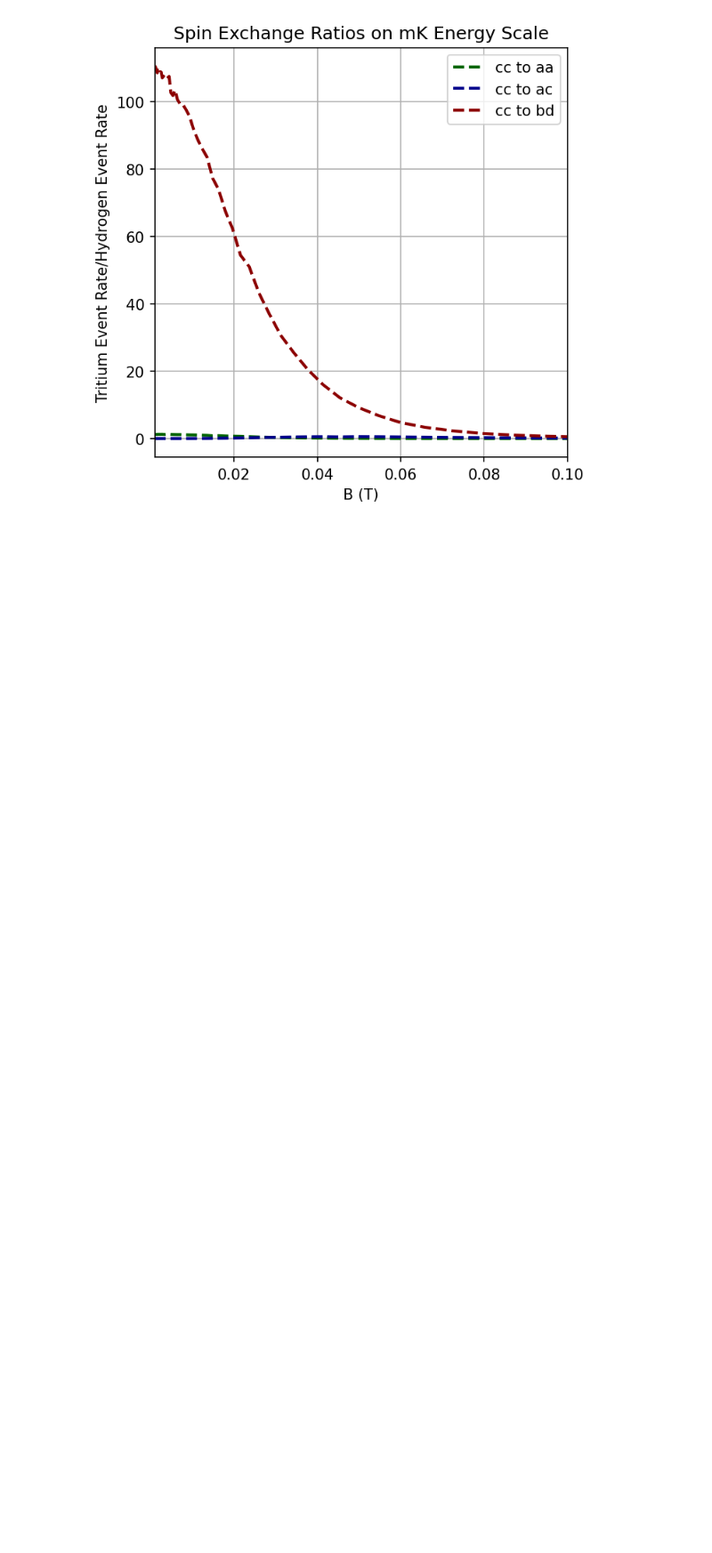
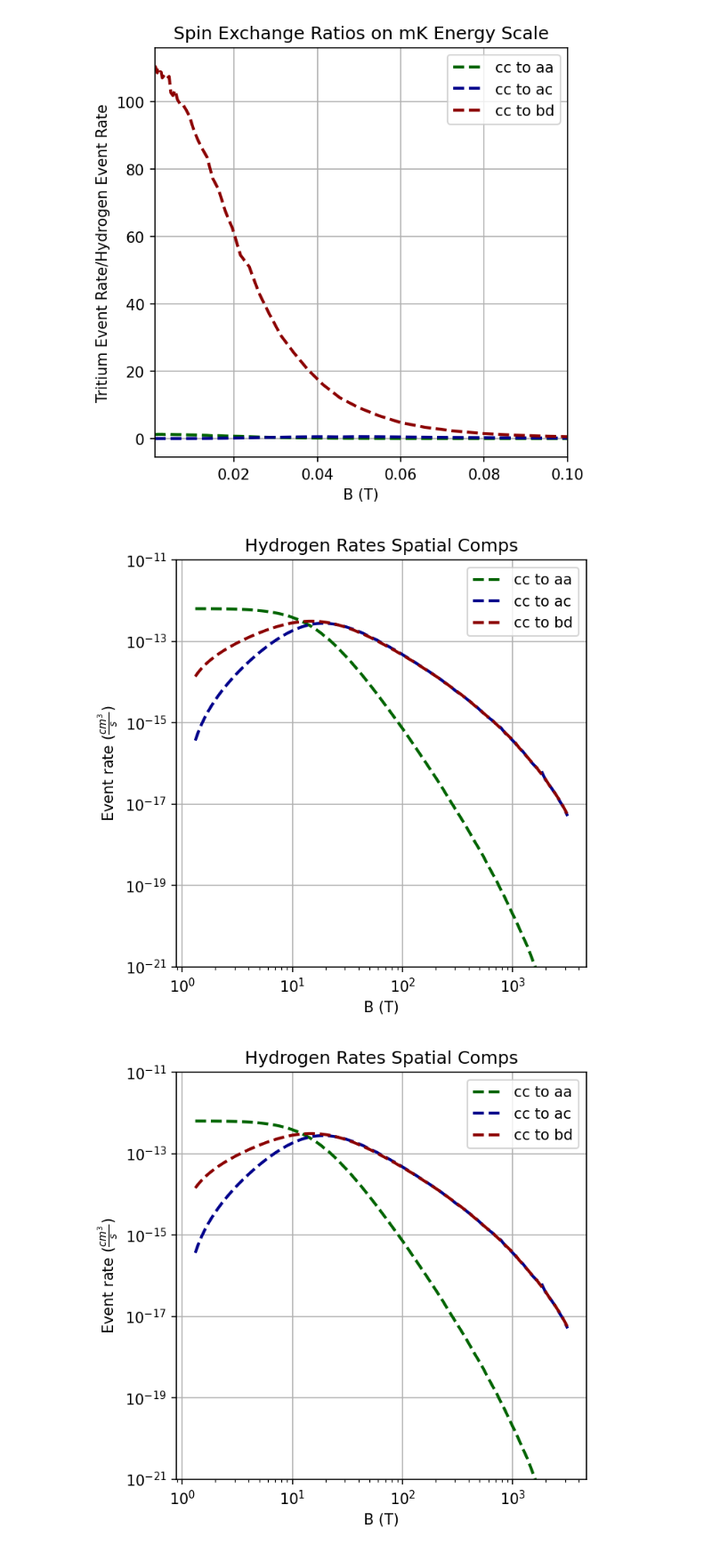
Before and after one commit to UTA-NURES/AtomicCrossSections, a Jupyter notebook: Exchange_Cont.ipynb, the cells around one changed output. Shown at 89% size. Saved outputs shown, nothing was run; the diff lists cells and outputs as text; code cells hidden in the pictures; blank space fills up the shorter version.

```diff
--- a/Exchange_Cont.ipynb
+++ b/Exchange_Cont.ipynb
@@ -660,3 +660,69 @@ plt.legend()
 plt.show()
 # %% [output]
 [figure]
+# %%
+temps = np.linspace (5e-8,5e-6,5)
+# %%
+for temp in temps:
+    def GetSpatials(mu, B, levels, version_one, version_two):
+        aaSpatials = []
+        acSpatials = []
+        bdSpatials = []
+        i = 0
+        for bs in B:
+            a = levels['a'][i]
+            b = levels['b'][i]
+            c = levels['c'][i]
+            d = levels['d'][i]
+
+            r0 = 1e-9
+            intlimit = 10 * .53/1973.27 #When running with Kolos potential use 10 * when using Silvera potential use 20*
+
+            Pin = p_of_temp(mu, temp)
+            Paa = pprime(Pin, c, c, a, a, mu)
+            Pac = pprime(Pin, c, c, c, a, mu)
+            Pbd = pprime(Pin, c, c, b, d, mu)
+            Pabsaa = p_abs(mu, Pin, c, c, a, a)
+            Pabsac = p_abs(mu, Pin, c, c, a, c)
+            Pabsbd = p_abs(mu, Pin, c, c, b, d)
+
+            const = np.pi / (mu * Pin)
+
+            tdeltaaa = GetPhaseShift(intlimit*10, Pabsaa, 0, r0, mu, version_one, 'Radau')
+            tdeltaac = GetPhaseShift(intlimit*10, Pabsac, 0, r0, mu, version_one, 'Radau')
+            tdeltabd = GetPhaseShift(intlimit*10, Pabsbd, 0, r0, mu, version_one, 'Radau')
+
+            sdeltaaa = GetPhaseShift(intlimit, Pabsaa, 0, r0, mu, version_two, 'Radau')
+            sdeltaac = GetPhaseShift(intlimit, Pabsac, 0, r0, mu, version_two, 'Radau')
+            sdeltabd = GetPhaseShift(intlimit, Pabsbd, 0, r0, mu, version_two, 'Radau')
+
+            aaSpatials.append(11.6 * const * (Pin * Paa / Pabsaa**2) * (np.sin(tdeltaaa - sdeltaaa)**2))
+            acSpatials.append(11.6 * const * (Pin * Pac / Pabsac**2) * (np.sin(tdeltaac - sdeltaac)**2))
+            bdSpatials.append(11.6 * const * (Pin * Pbd / Pabsbd**2) * (np.sin(tdeltabd - sdeltabd)**2))
+
+            i = i + 1
+
+        aaSpatials = np.array(aaSpatials)
+        acSpatials = np.array(acSpatials)
+        bdSpatials = np.array(bdSpatials)
+
+        return(aaSpatials, acSpatials, bdSpatials)
+
+    HSpatials = GetSpatials(Hmu, B_Values, HLevels, Silvera_Triplet, singlet)
+    TSpatials = GetSpatials(Tmu, B_Values, TLevels, Silvera_Triplet, singlet)
+
+    plt.figure(figsize=(5, 5), dpi = 150)
+    plt.plot(B_Naught, HSpatials[0] * HSpinaa,  '--', label="cc to aa", color = "DarkGreen", linewidth=2)
+    plt.plot(B_Naught, HSpatials[1] * HSpinac,  '--', label="cc to ac", color = "DarkBlue", linewidth=2)
+    plt.plot(B_Naught, HSpatials[2] * HSpinbd,  '--', label="cc to bd", color = "DarkRed", linewidth=2)
+    plt.xlabel("B (T)")
+    plt.ylabel(r'Event rate ($\frac{cm^3}{s}$)')
+    plt.ylim(1e-21,1e-11)
+    plt.title("Hydrogen Rates Spatial Comps")
+    plt.grid(True)
+    plt.legend()
+    plt.loglog()
+    plt.show()
+# %% [output]
+[figure, added]
+[figure, added]
```
Also changed, not shown: parts of 2 cells of this notebook.
